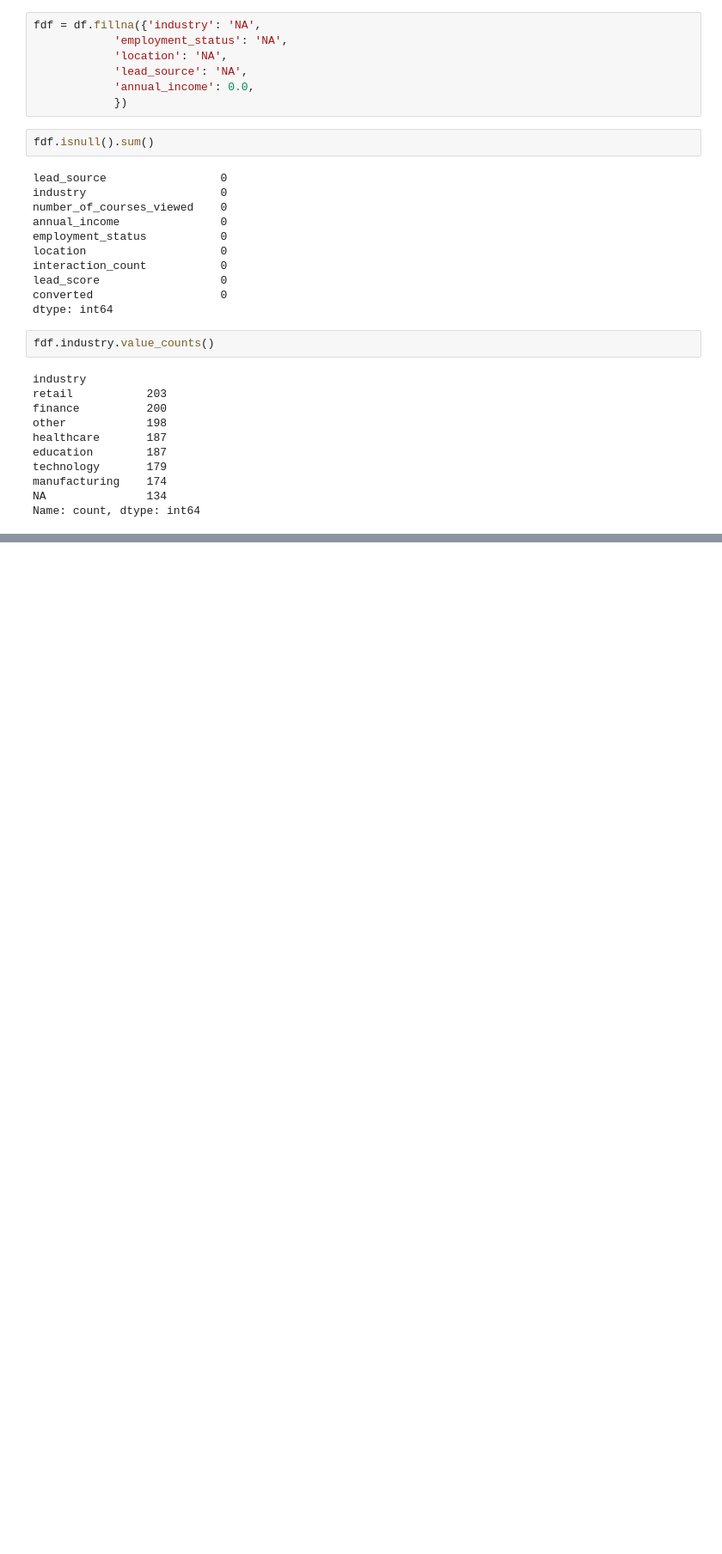
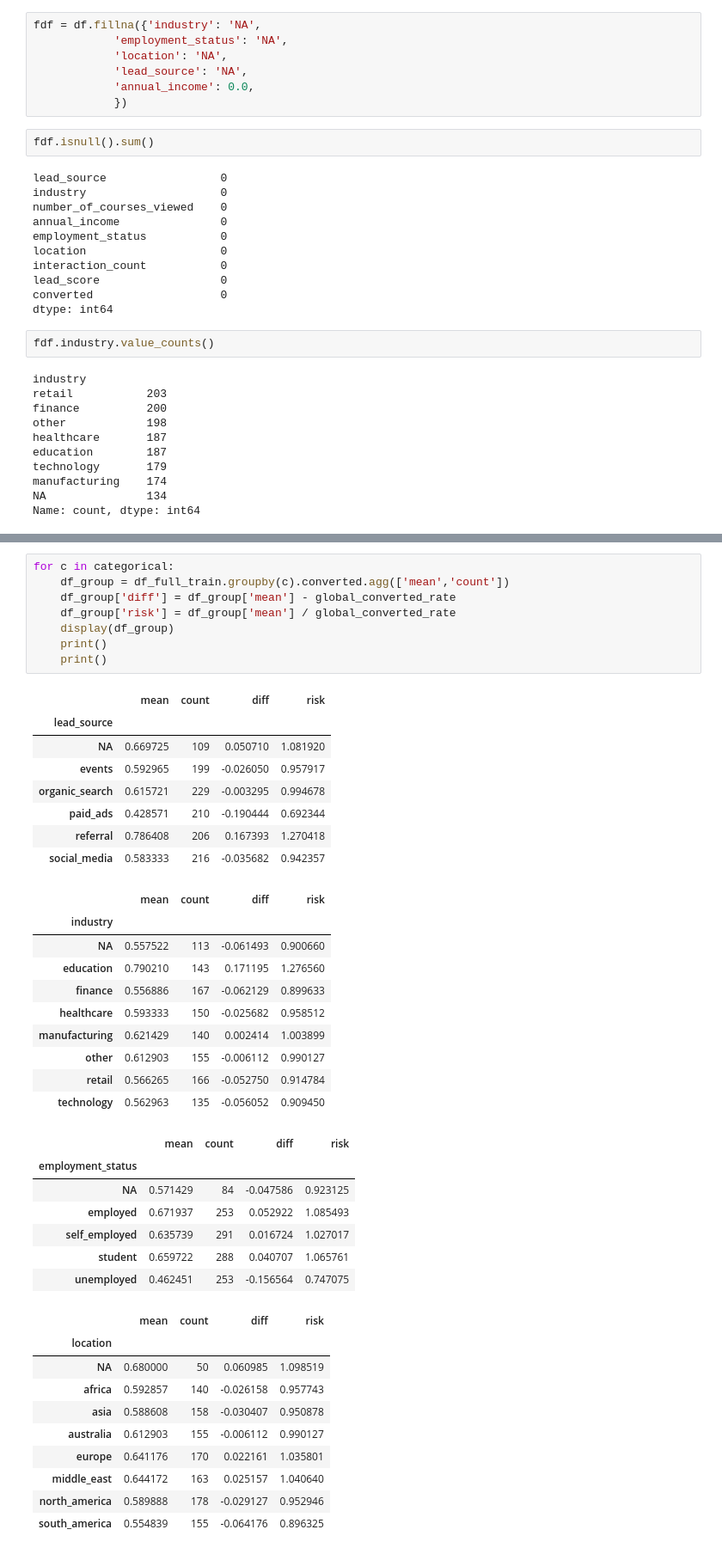
Before and after one commit to ungsur/machine-learning-zoomcamp-homework, a Jupyter notebook: 03-classification/Homework 3.ipynb, the cells around one changed output, grey strips where cells are left out. Shown: that part at 86% size. Drawn from its saved outputs; the diff is of its cells as text; blank space fills up the shorter version.

```diff
--- a/03-classification/Homework 3.ipynb
+++ b/03-classification/Homework 3.ipynb
@@ -137,0 +215,44 @@ AttributeError: 'Series' object has no attribute 'corrwith'
+# %%
+for c in categorical:
+    df_group = df_full_train.groupby(c).converted.agg(['mean','count'])
+    df_group['diff'] = df_group['mean'] - global_converted_rate
+    df_group['risk'] = df_group['mean'] / global_converted_rate
+    display(df_group)
+    print()
+    print()
+# %% [output]
+|  | mean | count | diff | risk |
+| lead_source |  |  |  |  |
+| NA | 0.669725 | 109 | 0.050710 | 1.081920 |
+| events | 0.592965 | 199 | -0.026050 | 0.957917 |
+| organic_search | 0.615721 | 229 | -0.003295 | 0.994678 |
+| paid_ads | 0.428571 | 210 | -0.190444 | 0.692344 |
+| referral | 0.786408 | 206 | 0.167393 | 1.270418 |
+| social_media | 0.583333 | 216 | -0.035682 | 0.942357 |
+|  | mean | count | diff | risk |
+| industry |  |  |  |  |
+| NA | 0.557522 | 113 | -0.061493 | 0.900660 |
+| education | 0.790210 | 143 | 0.171195 | 1.276560 |
+| finance | 0.556886 | 167 | -0.062129 | 0.899633 |
+| healthcare | 0.593333 | 150 | -0.025682 | 0.958512 |
+| manufacturing | 0.621429 | 140 | 0.002414 | 1.003899 |
+| other | 0.612903 | 155 | -0.006112 | 0.990127 |
+| retail | 0.566265 | 166 | -0.052750 | 0.914784 |
+| technology | 0.562963 | 135 | -0.056052 | 0.909450 |
+|  | mean | count | diff | risk |
+| employment_status |  |  |  |  |
+| NA | 0.571429 | 84 | -0.047586 | 0.923125 |
+| employed | 0.671937 | 253 | 0.052922 | 1.085493 |
+| self_employed | 0.635739 | 291 | 0.016724 | 1.027017 |
+| student | 0.659722 | 288 | 0.040707 | 1.065761 |
+| unemployed | 0.462451 | 253 | -0.156564 | 0.747075 |
+|  | mean | count | diff | risk |
+| location |  |  |  |  |
+| NA | 0.680000 | 50 | 0.060985 | 1.098519 |
+| africa | 0.592857 | 140 | -0.026158 | 0.957743 |
+| asia | 0.588608 | 158 | -0.030407 | 0.950878 |
+| australia | 0.612903 | 155 | -0.006112 | 0.990127 |
+| europe | 0.641176 | 170 | 0.022161 | 1.035801 |
+| middle_east | 0.644172 | 163 | 0.025157 | 1.040640 |
+| north_america | 0.589888 | 178 | -0.029127 | 0.952946 |
+| south_america | 0.554839 | 155 | -0.064176 | 0.896325 |
```
Also changed, not shown: parts of 31 cells of this notebook.
